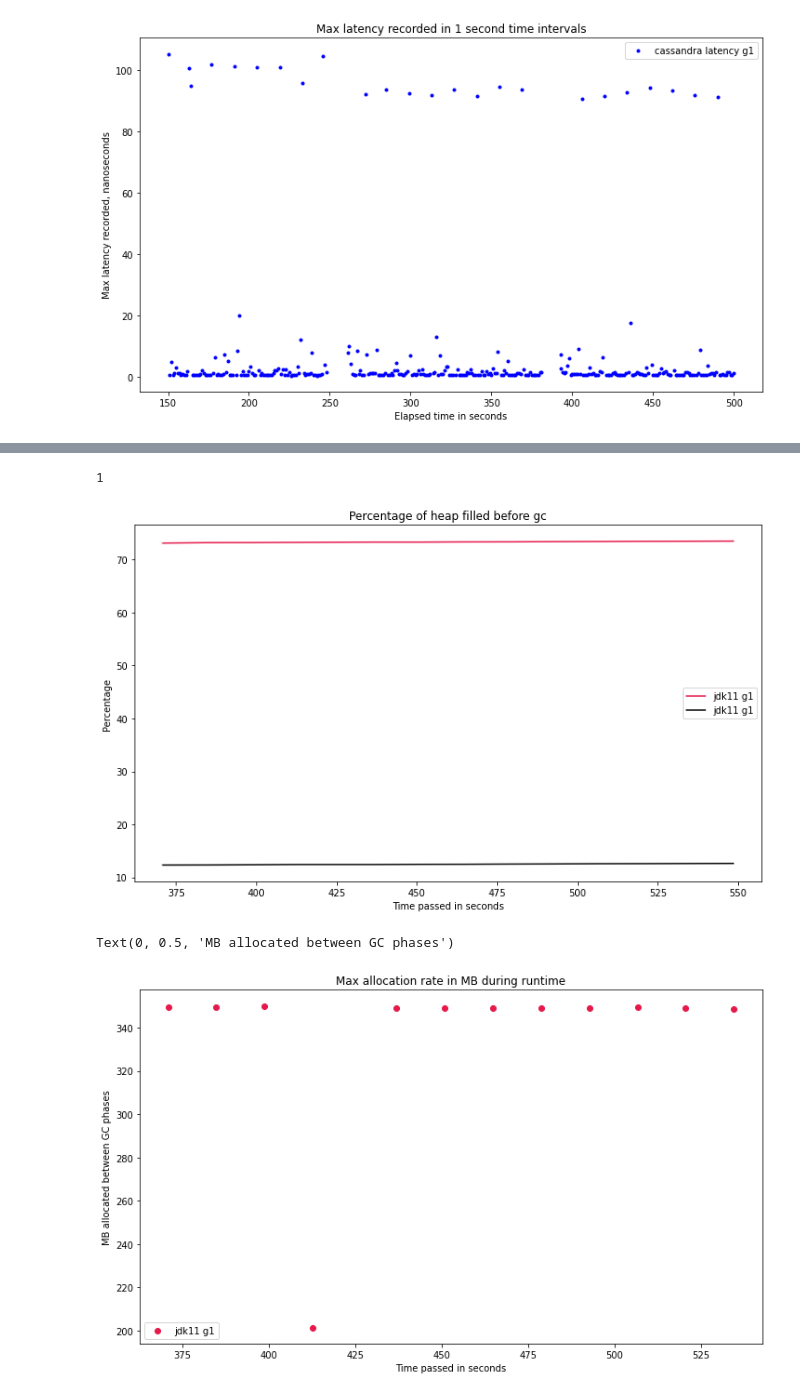
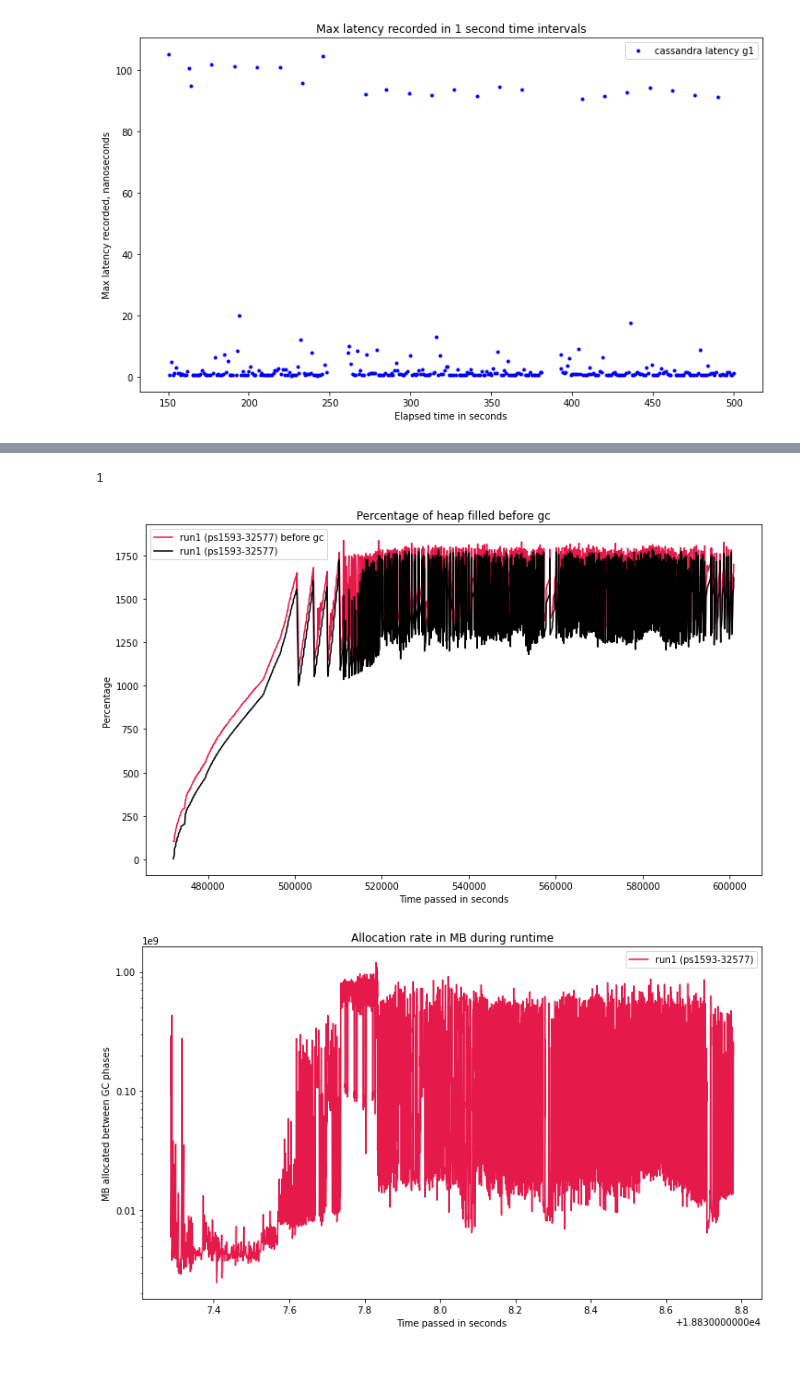
Before and after one commit to apple/GCGC, a Jupyter notebook: src/notebooks/analyze_logs_dev.ipynb, the cells around one changed output, grey strips where cells are left out. Saved outputs shown, nothing was run; the diff lists cells and outputs as text; code cells hidden in the pictures; blank space fills up the shorter version.

Commit message:
Updated after running with changes

```diff
--- a/src/notebooks/analyze_logs_dev.ipynb
+++ b/src/notebooks/analyze_logs_dev.ipynb
@@ -125,9 +123,14 @@ plot.grid(alpha = 0.1)
 # Chart #2, logarithmic Y axis
 
 plot = plot_scatter(gc_event_dataframes, filter_by = pauses_only, labels = labels)
-plot.set_yscale("log") # LOGRITHMIC log set, using already plotted values
 _ = plot.set_title("STW pauses during program runtime LOGRITHMIC")
 plot.set_xlabel("Time passed in seconds")
 plot.set_ylabel("Pause duration in miliseconds")
 plot.grid(alpha = 0.1)
+
+# Set log scale
+from matplotlib.ticker import ScalarFormatter
+plot.set_yscale("log")
+for axis in [plot.xaxis, plot.yaxis]:
+    axis.set_major_formatter(ScalarFormatter())
 # %% [output]
@@ -292,7 +303,9 @@ plot = plot_scatter(gc_event_dataframes,
             group_by = None,
             filter_by = heap_after_gc,
             labels = labels,
-            column = "HeapAfterGC" )
+            column = "HeapAfterGC",
+            plot = plot,
+            colors = ["blue", "green", ] ) # PROBABLY CAUSING THE ERROR IF SOMETHING CRASHES
 
 _ = plot.set_title("Heap used in MB after gc")
 _ = plot.set_ylabel("Heap memory allocated in MB")
@@ -435,5 +465,15 @@ cassandra_g1_latency = cassandra_g1_latency.apply(scale_latency, axis = 1)
 #                     labels = ["Max Latency latency with g1", "Workload Max latency with Shenandoah"],
 #                     plot = plot,
 #                     colors = ["blue", "green"])
+
+
+# Set log scale
+from matplotlib.ticker import ScalarFormatter
 plot.set_yscale("log")
+import matplotlib.ticker as ticker
+import numpy as np
+for axis in [plot.xaxis, plot.yaxis]:
+
+
+    plot.yaxis.set_major_formatter(ticker.FuncFormatter(lambda y,pos: ('{{:.{:1d}f}}'.format(int(np.maximum(-np.log10(y),0)))).format(y)))
 # %% [output]
@@ -507,8 +545,9 @@ plot_heatmaps_logarithmic(gc_event_dataframes,dimensions, filter_by = pauses_onl
 from src.graphing.plotting import plot_percentages
 print(len(gc_event_dataframes))
 plot = plot_percentages(gc_event_dataframes, None, heap_before_gc,
-         labels, max_percentage_values = [8000, 8000], column = "HeapBeforeGC",
-         line_graph = True)
+        labels = [label + " before gc" for label in labels],
+        max_percentage_values = [8000, 8000], column = "HeapBeforeGC",
+        line_graph = True)
 plot.set_title("Percentage of heap filled before gc")
 plot.set_xlabel("Time passed in seconds")
 plot.set_ylabel("Percentage")
@@ -519,23 +558,25 @@ plot = plot_percentages(gc_event_dataframes, None, heap_before_gc,
          line_graph = True, plot = plot, colors = ["black", "pink"])
 # %% [output]
 1
-[figure, old version]
+[figure, new version]
 # %%
-# from src.graphing.max_allocation_rate import difference_in_entries
-# def diff_in_entries_filter(row):
-#     if "HeapBeforeGC" in row and "HeapAfterGC" in row:
-#         if row["HeapBeforeGC"] and row["HeapAfterGC"]:
-#             return True
-#     return False
-# df = gc_event_dataframes[0]
-# print(df["HeapBeforeGC"])
-# df
+from src.graphing.max_allocation_rate import difference_in_entries
+def diff_in_entries_filter(row):
+    if "HeapBeforeGC" in row and "HeapAfterGC" in row:
+        if row["HeapBeforeGC"] and row["HeapAfterGC"]:
+            return True
+    return False
+
 plot = difference_in_entries(gc_event_dataframes,
                              filter_by = diff_in_entries_filter,
-                             labels = labels)
+                             column_timing = "DateTime",
+                             labels = labels,
+                             line_graph=True)
 plot.set_title("Allocation rate in MB during runtime")
 plot.set_xlabel("Time passed in seconds")
 plot.set_ylabel("MB allocated between GC phases")
+plot.set_yscale("log")
+for axis in [plot.xaxis, plot.yaxis]:
+    axis.set_major_formatter(ScalarFormatter())
 # %% [output]
-Text(0, 0.5, 'MB allocated between GC phases')
-[figure, old version]
+[figure, new version]
```
Also changed, not shown: parts of 21 cells of this notebook.
